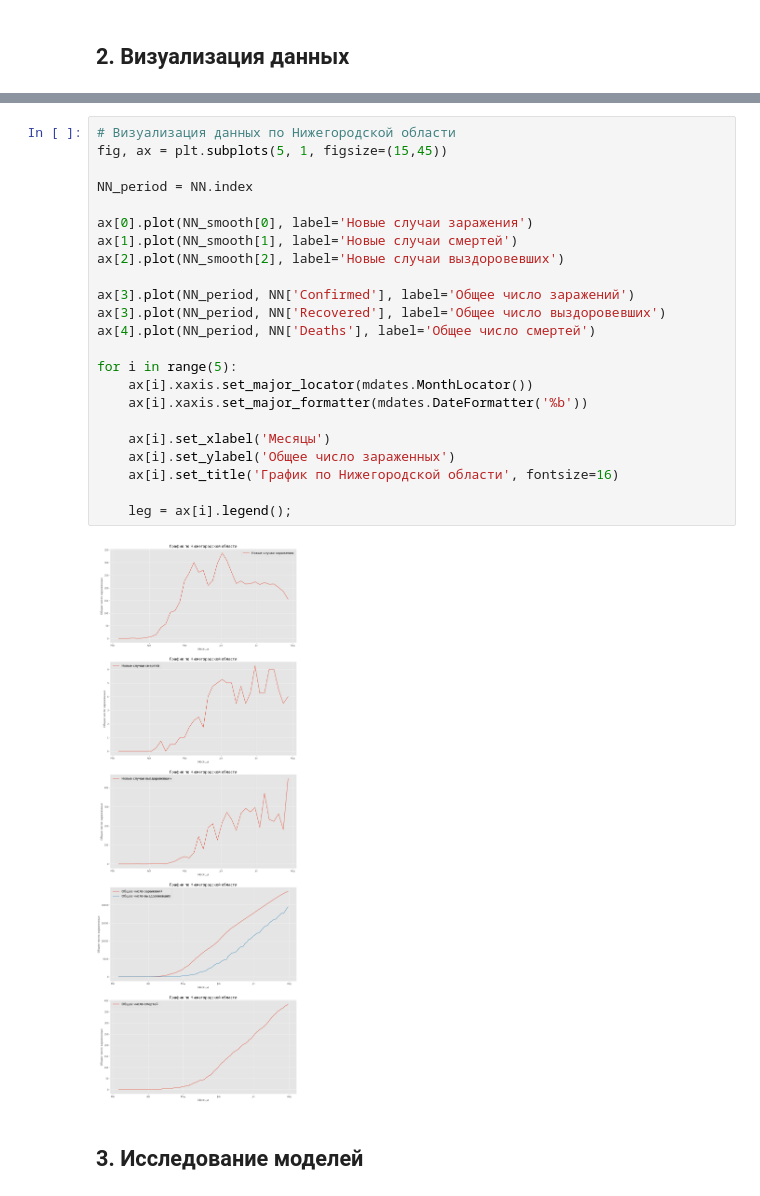
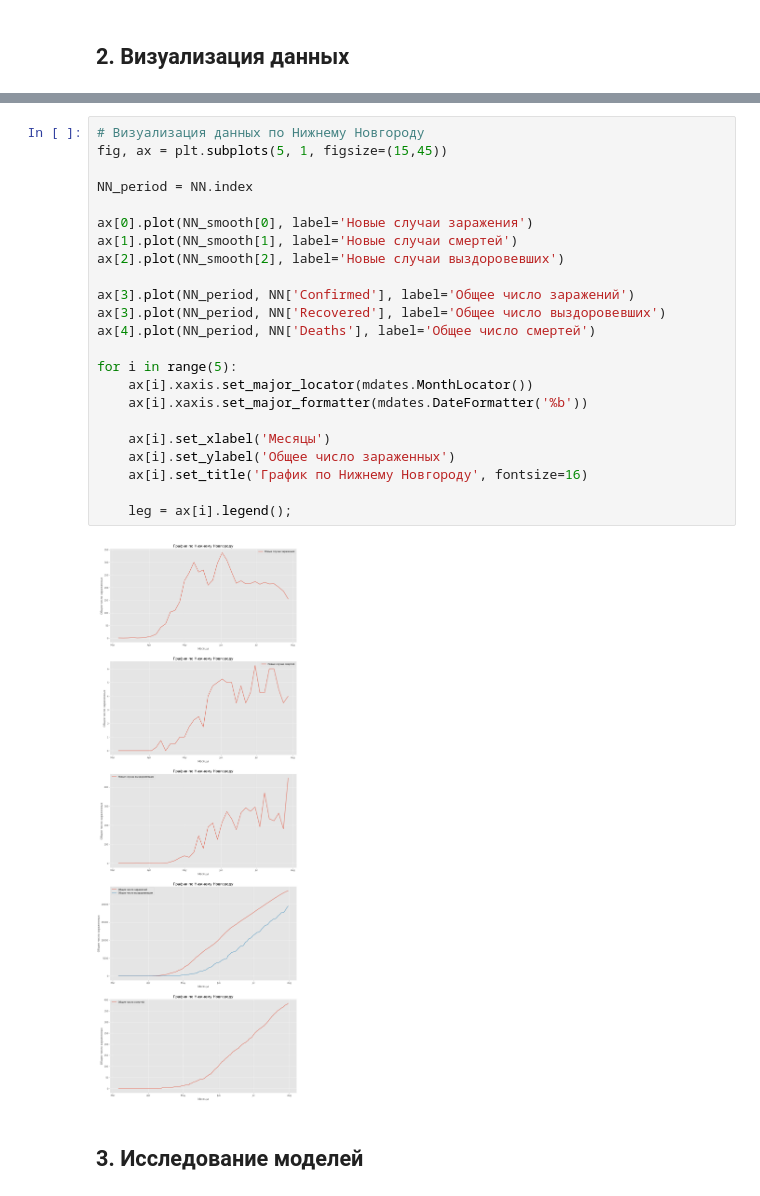
Before and after one commit to igor-sumin/Covid-19, a Jupyter notebook: Covid-19.ipynb, the cells around one changed output, grey strips where cells are left out. Drawn from its saved outputs; the diff is of its cells as text.

```diff
--- a/Covid-19.ipynb
+++ b/Covid-19.ipynb
@@ -105,28 +101,28 @@ for i in range(5):
 # %%
-# Визуализация данных по Нижегородской области
+# Визуализация данных по Нижнему Новгороду
 fig, ax = plt.subplots(5, 1, figsize=(15,45))
 
 NN_period = NN.index
 
 ax[0].plot(NN_smooth[0], label='Новые случаи заражения')
 ax[1].plot(NN_smooth[1], label='Новые случаи смертей')
 ax[2].plot(NN_smooth[2], label='Новые случаи выздоровевших')
 
 ax[3].plot(NN_period, NN['Confirmed'], label='Общее число заражений')
 ax[3].plot(NN_period, NN['Recovered'], label='Общее число выздоровевших')
 ax[4].plot(NN_period, NN['Deaths'], label='Общее число смертей')
 
 for i in range(5):
     ax[i].xaxis.set_major_locator(mdates.MonthLocator())
     ax[i].xaxis.set_major_formatter(mdates.DateFormatter('%b'))
 
     ax[i].set_xlabel('Месяцы')
     ax[i].set_ylabel('Общее число зараженных')
-    ax[i].set_title('График по Нижегородской области', fontsize=16)
+    ax[i].set_title('График по Нижнему Новгороду', fontsize=16)
 
     leg = ax[i].legend();
 # %% [output]
-[figure, old version]
+[figure, new version]
 # %% [markdown]
 ## 3. Исследование моделей
 # %% [markdown]
```
Also changed, not shown: parts of 34 cells of this notebook.
